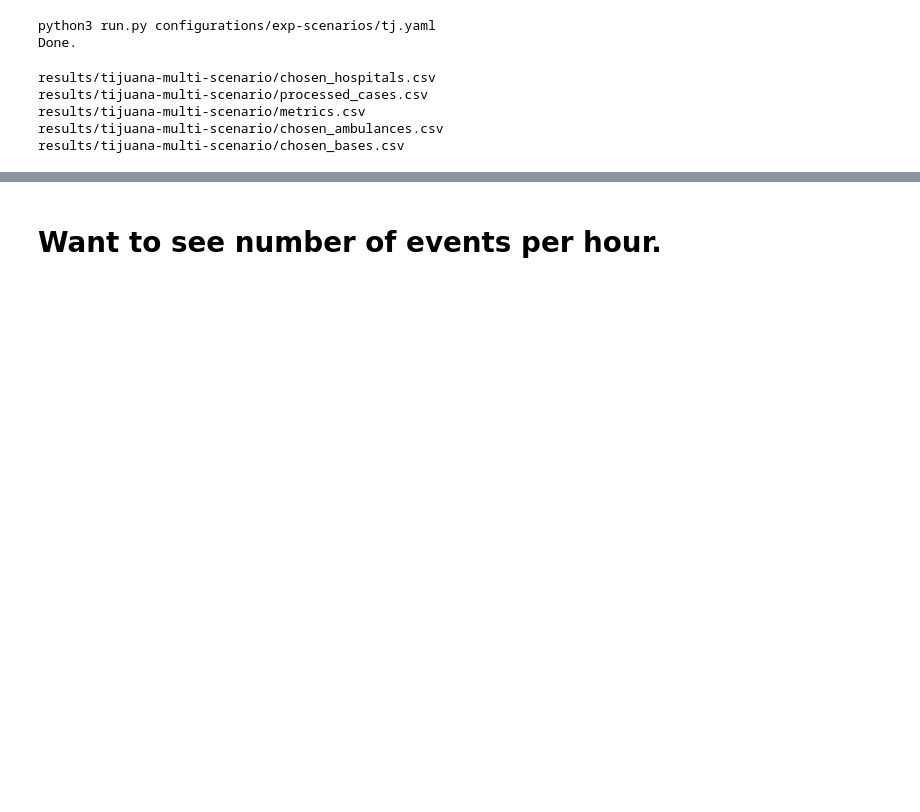
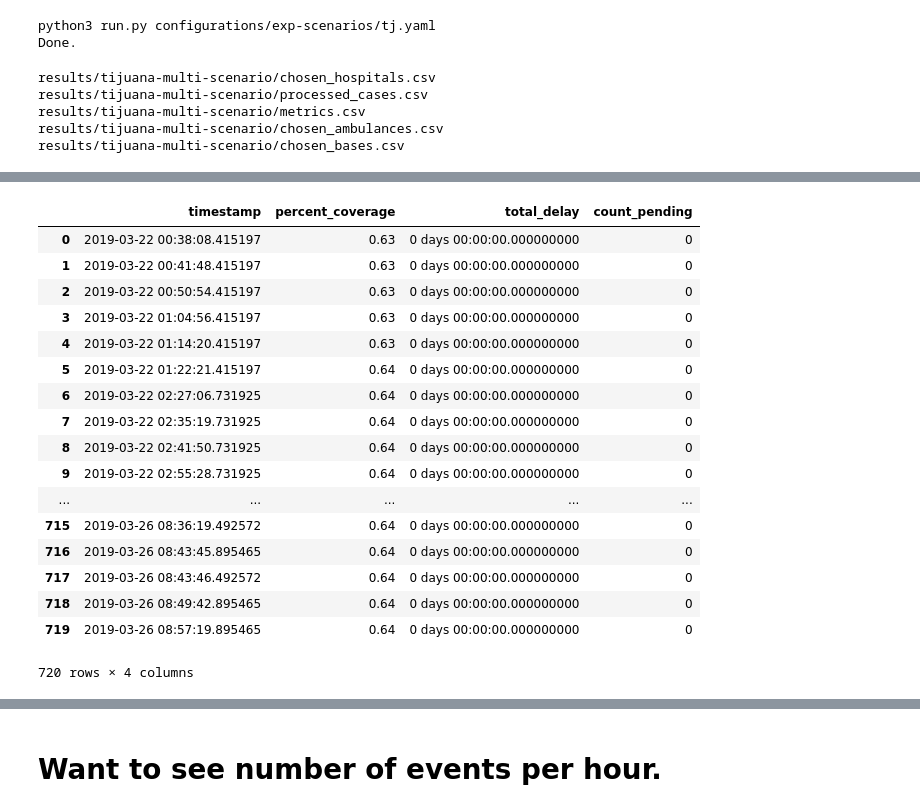
Before and after one commit to EMSTrack/Algorithms, a Jupyter notebook: rct-simulation-v2-daily-normal.ipynb, the cells around one changed output, grey strips where cells are left out. Drawn from its saved outputs; the diff is of its cells as text; code cells hidden in the pictures; blank space fills up the shorter version.

```diff
--- a/rct-simulation-v2-daily-normal.ipynb
+++ b/rct-simulation-v2-daily-normal.ipynb
@@ -64,0 +83,21 @@ results/tijuana-multi-scenario/chosen_bases.csv
+# %%
+csvs[2]
+# %% [output]
+|  | timestamp | percent_coverage | total_delay | count_pending |
+| 0 | 2019-03-22 00:38:08.415197 | 0.63 | 0 days 00:00:00.000000000 | 0 |
+| 1 | 2019-03-22 00:41:48.415197 | 0.63 | 0 days 00:00:00.000000000 | 0 |
+| 2 | 2019-03-22 00:50:54.415197 | 0.63 | 0 days 00:00:00.000000000 | 0 |
+| 3 | 2019-03-22 01:04:56.415197 | 0.63 | 0 days 00:00:00.000000000 | 0 |
+| 4 | 2019-03-22 01:14:20.415197 | 0.63 | 0 days 00:00:00.000000000 | 0 |
+| 5 | 2019-03-22 01:22:21.415197 | 0.64 | 0 days 00:00:00.000000000 | 0 |
+| 6 | 2019-03-22 02:27:06.731925 | 0.64 | 0 days 00:00:00.000000000 | 0 |
+| 7 | 2019-03-22 02:35:19.731925 | 0.64 | 0 days 00:00:00.000000000 | 0 |
+| 8 | 2019-03-22 02:41:50.731925 | 0.64 | 0 days 00:00:00.000000000 | 0 |
+| 9 | 2019-03-22 02:55:28.731925 | 0.64 | 0 days 00:00:00.000000000 | 0 |
+| ... | ... | ... | ... | ... |
+| 715 | 2019-03-26 08:36:19.492572 | 0.64 | 0 days 00:00:00.000000000 | 0 |
+| 716 | 2019-03-26 08:43:45.895465 | 0.64 | 0 days 00:00:00.000000000 | 0 |
+| 717 | 2019-03-26 08:43:46.492572 | 0.64 | 0 days 00:00:00.000000000 | 0 |
+| 718 | 2019-03-26 08:49:42.895465 | 0.64 | 0 days 00:00:00.000000000 | 0 |
+| 719 | 2019-03-26 08:57:19.895465 | 0.64 | 0 days 00:00:00.000000000 | 0 |
+720 rows × 4 columns
```
Also changed, not shown: parts of 21 cells of this notebook, 1 other file.
